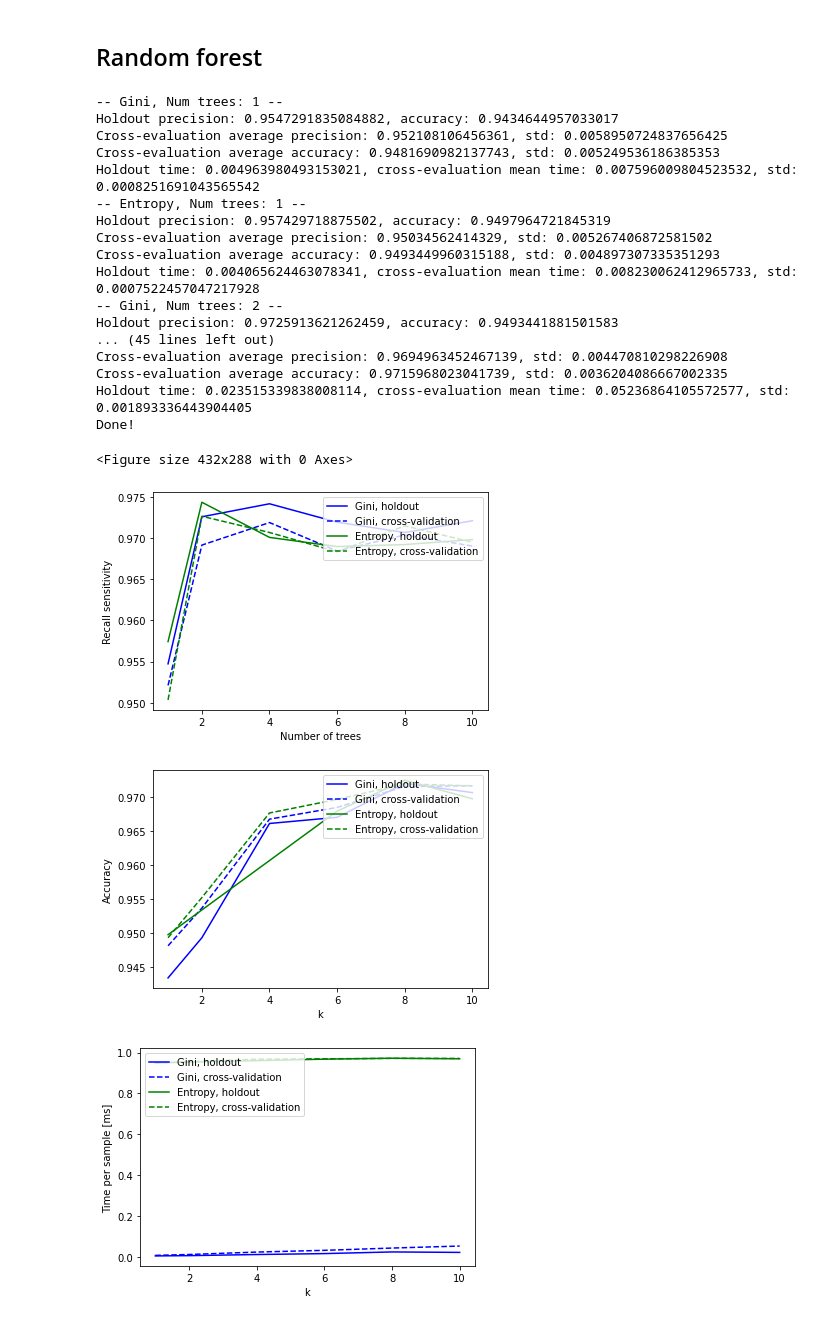
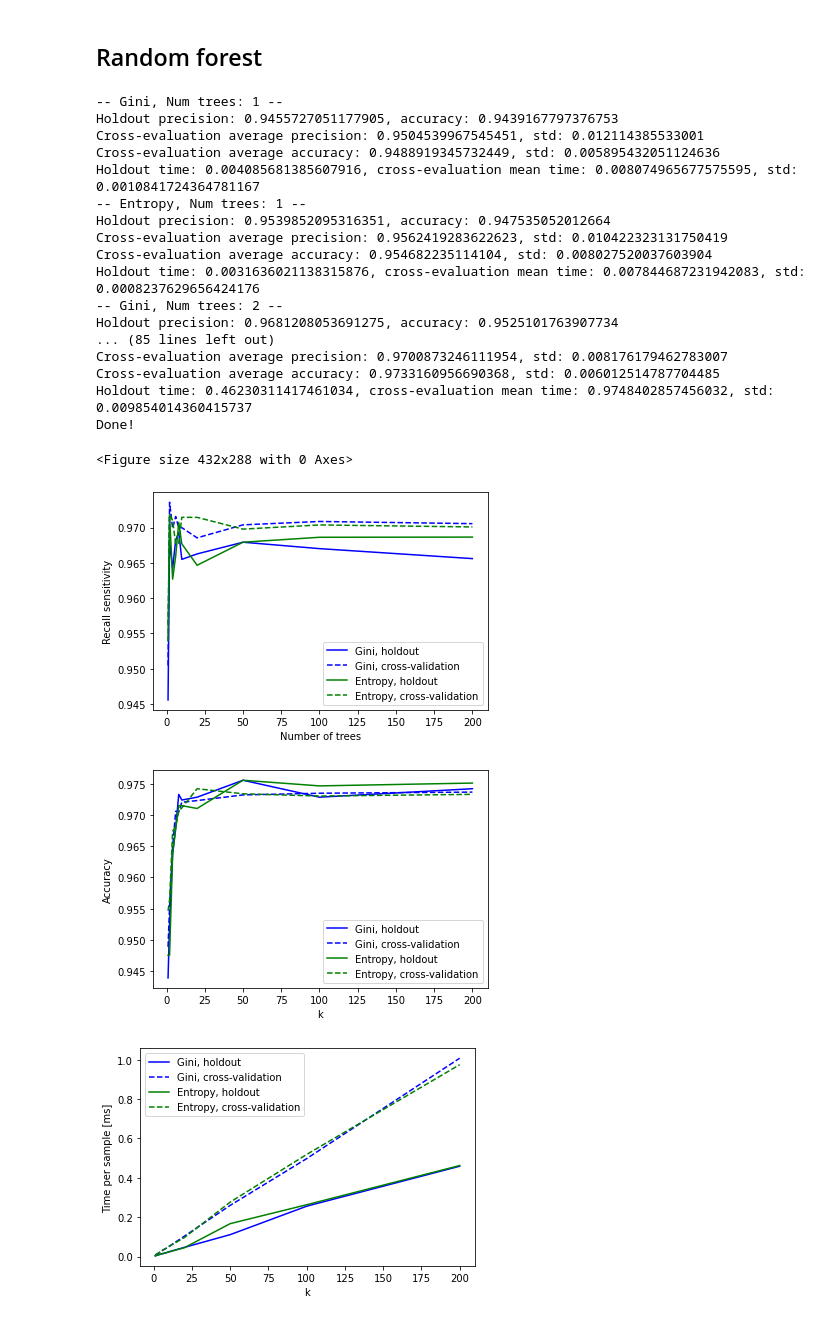
Before and after one commit to Erik-Lundell/MachineLearning1, a Jupyter notebook: phishing-with-skl.ipynb, the cells around one changed output. Saved outputs shown, nothing was run; the diff lists cells and outputs as text; code cells hidden in the pictures.

```diff
--- a/phishing-with-skl.ipynb
+++ b/phishing-with-skl.ipynb
@@ -228,7 +229,7 @@ Holdout time: 0.009499217309007166, cross-evaluation mean time: 0.01682341303136
 ## Random forest
 # %%
 # calculate random forest for different number of forests/ different split measurements
-num_trees = [1,2,4,6,8,10]
+num_trees = [1,2,4,6,8,10, 20, 50, 100, 200]
 
 precisions = []
 accuracies = []
@@ -245,26 +246,26 @@ for n in num_trees:
 
     precisions.append(repGini[0] + repEntropy[0])
     accuracies.append(repGini[1] + repEntropy[1])
-    times.append(repGini[2] + repEntropy[1])
+    times.append(repGini[2] + repEntropy[2])
 
 print("Done!")
 # %% [output]
 -- Gini, Num trees: 1 --
-Holdout precision: 0.9547291835084882, accuracy: 0.9434644957033017
-Cross-evaluation average precision: 0.952108106456361, std: 0.0058950724837656425
-Cross-evaluation average accuracy: 0.9481690982137743, std: 0.005249536186385353
-Holdout time: 0.004963980493153021, cross-evaluation mean time: 0.007596009804523532, std: 0.0008251691043565542
+Holdout precision: 0.9455727051177905, accuracy: 0.9439167797376753
+Cross-evaluation average precision: 0.9504539967545451, std: 0.012114385533001
+Cross-evaluation average accuracy: 0.9488919345732449, std: 0.005895432051124636
+Holdout time: 0.004085681385607916, cross-evaluation mean time: 0.008074965677575595, std: 0.0010841724364781167
 -- Entropy, Num trees: 1 --
-Holdout precision: 0.957429718875502, accuracy: 0.9497964721845319
-Cross-evaluation average precision: 0.95034562414329, std: 0.005267406872581502
-Cross-evaluation average accuracy: 0.9493449960315188, std: 0.004897307335351293
-Holdout time: 0.004065624463078341, cross-evaluation mean time: 0.008230062412965733, std: 0.0007522457047217928
+Holdout precision: 0.9539852095316351, accuracy: 0.947535052012664
+Cross-evaluation average precision: 0.9562419283622623, std: 0.010422323131750419
+Cross-evaluation average accuracy: 0.954682235114104, std: 0.008027520037603904
+Holdout time: 0.0031636021138315876, cross-evaluation mean time: 0.007844687231942083, std: 0.0008237629656424176
 -- Gini, Num trees: 2 --
-Holdout precision: 0.9725913621262459, accuracy: 0.9493441881501583
-... (45 lines left out)
-Cross-evaluation average precision: 0.9694963452467139, std: 0.004470810298226908
-Cross-evaluation average accuracy: 0.9715968023041739, std: 0.0036204086667002335
-Holdout time: 0.023515339838008114, cross-evaluation mean time: 0.05236864105572577, std: 0.001893336443904405
+Holdout precision: 0.9681208053691275, accuracy: 0.9525101763907734
+... (85 lines left out)
+Cross-evaluation average precision: 0.9700873246111954, std: 0.008176179462783007
+Cross-evaluation average accuracy: 0.9733160956690368, std: 0.006012514787704485
+Holdout time: 0.46230311417461034, cross-evaluation mean time: 0.9748402857456032, std: 0.009854014360415737
 Done!
 # %%
 # plot random forest
@@ -287,40 +288,40 @@ for i in range(len(precisionsT)):
 
 plt.xlabel('Number of trees')
 plt.ylabel('Recall sensitivity')
-plt.legend(legends, loc = "upper right")
+plt.legend(legends, loc = "lower right")
 
 #plt.ylim([0.96,1])
 
 plt.savefig("ex1-plots/phishing/RandomForestSensitivity.png")
 
 plt.figure(1)
 ax = plt.figure().gca()
 ax.xaxis.get_major_locator().set_params(integer=True)
 
 for i in range(len(accuraciesT)):
     plt.plot(num_trees, accuraciesT[i],colorScheme[i])
 
 plt.xlabel('k')
 plt.ylabel('Accuracy')
-plt.legend(legends, loc = "upper right")
+plt.legend(legends, loc = "lower right")
 #plt.ylim([0.96,1])
 
 plt.savefig("ex1-plots/phishing/RandomForestAccuracy")
 
 plt.figure(2)
 ax = plt.figure().gca()
 ax.xaxis.get_major_locator().set_params(integer=True)
 
 for i in range(len(timesT)):
     plt.plot(num_trees, timesT[i],colorScheme[i])
 
 plt.xlabel('k')
 plt.ylabel('Time per sample [ms]')
 plt.legend(legends, loc = "upper left")
 
 plt.savefig("ex1-plots/phishing/RandomForestTime")
 # %% [output]
 <Figure size 432x288 with 0 Axes>
-[figure, old version]
+[figure, new version]
-[figure, old version]
+[figure, new version]
-[figure, old version]
+[figure, new version]
```
Also changed, not shown: parts of 4 cells of this notebook, 7 other files.
